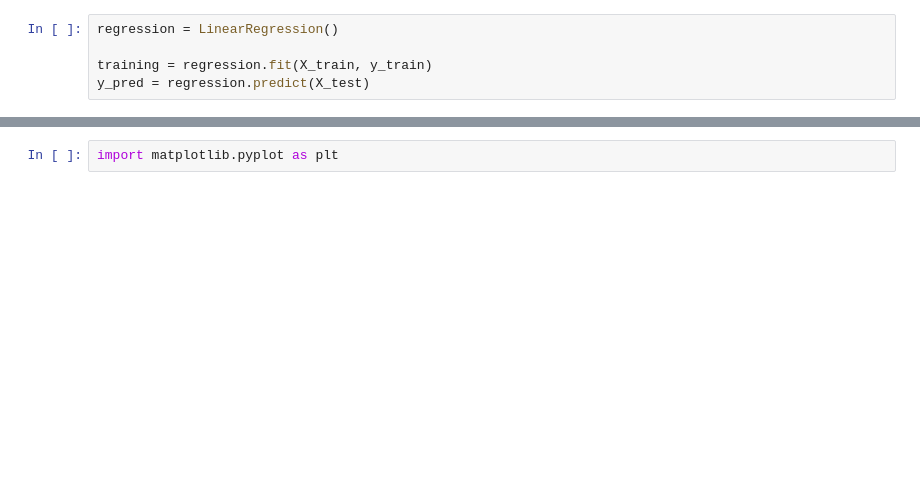
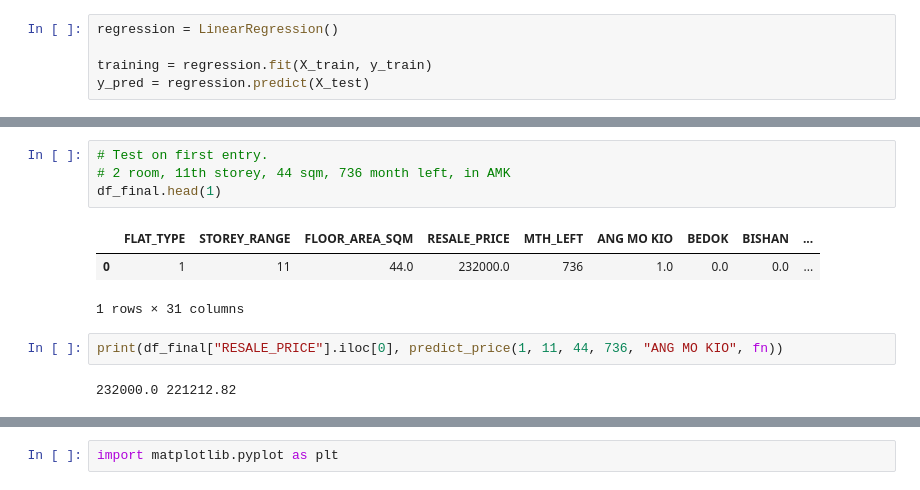
Before and after one commit to joeykokbin/data_science_helper, a Jupyter notebook: HELPER_VOL4.ipynb, the cells around one changed output, grey strips where cells are left out. Drawn from its saved outputs; the diff is of its cells as text; blank space fills up the shorter version.

```diff
--- a/HELPER_VOL4.ipynb
+++ b/HELPER_VOL4.ipynb
@@ -453,0 +495,12 @@ y_pred = regression.predict(X_test)
+# %%
+# Test on first entry.
+# 2 room, 11th storey, 44 sqm, 736 month left, in AMK
+df_final.head(1)
+# %% [output]
+|  | FLAT_TYPE | STOREY_RANGE | FLOOR_AREA_SQM | RESALE_PRICE | MTH_LEFT | ANG MO KIO | BEDOK | BISHAN | ... |
+| 0 | 1 | 11 | 44.0 | 232000.0 | 736 | 1.0 | 0.0 | 0.0 | ... |
+1 rows × 31 columns
+# %%
+print(df_final["RESALE_PRICE"].iloc[0], predict_price(1, 11, 44, 736, "ANG MO KIO", fn))
+# %% [output]
+232000.0 221212.82
```
Also changed, not shown: parts of 36 cells of this notebook, 2 other files.
